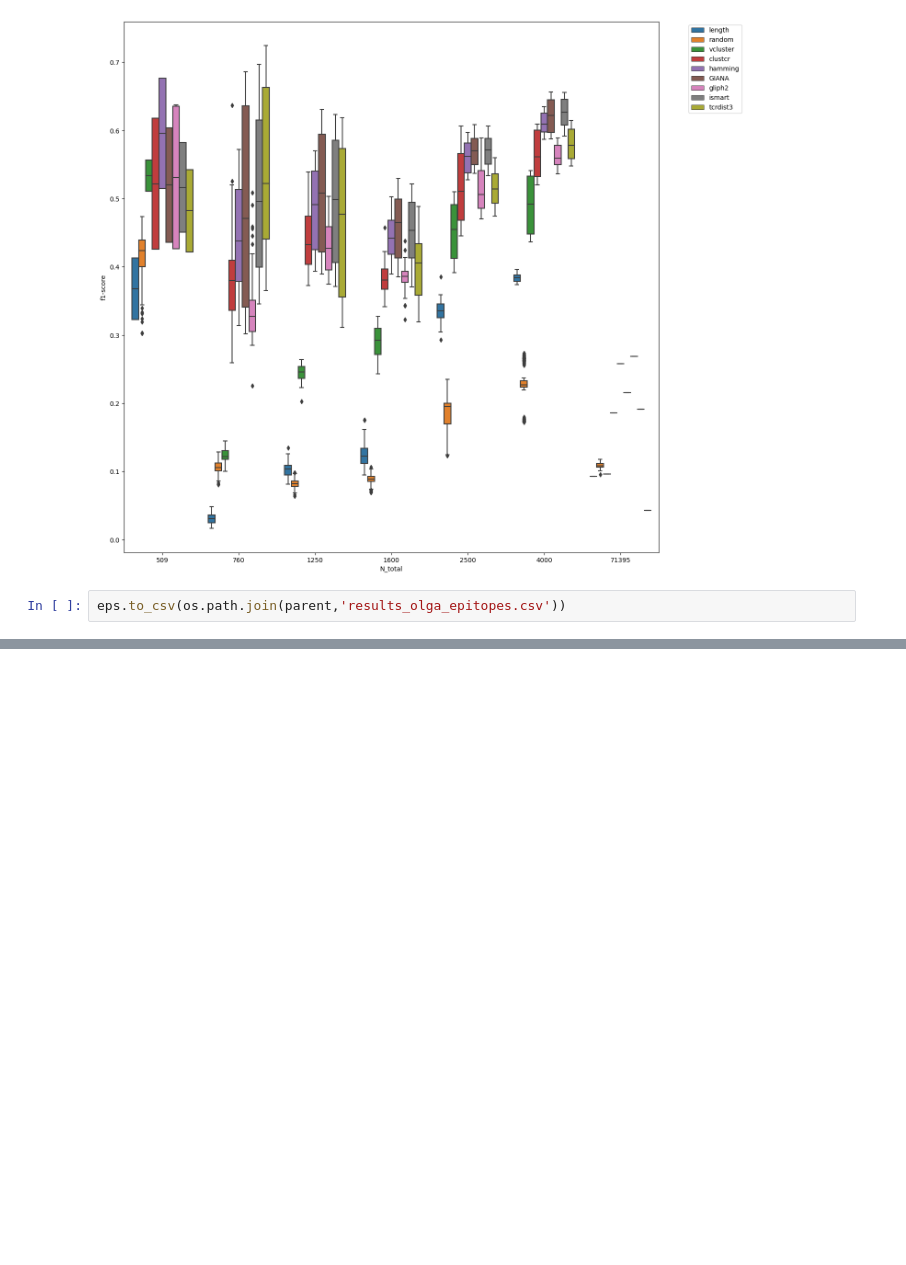
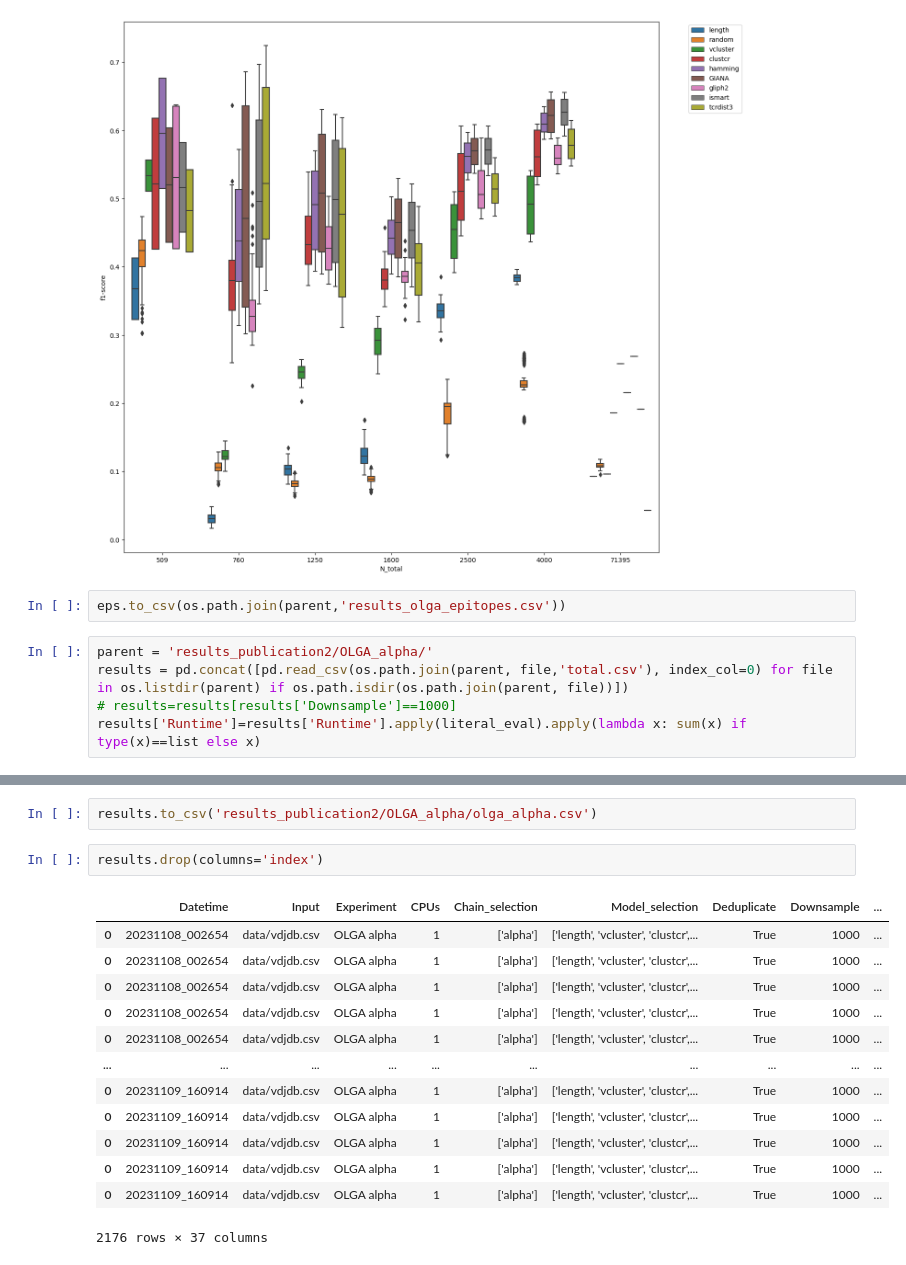
Before and after one commit to hudsondan/tcr-scapes, a Jupyter notebook: plotting.ipynb, the cells around one changed output, grey strips where cells are left out. Cells and saved outputs as stored; diff of their text form; blank space fills up the shorter version.

```diff
--- a/plotting.ipynb
+++ b/plotting.ipynb
@@ -495,3 +496,8 @@ ax.legend(loc=2, bbox_to_anchor=(1.05, 1))
 [figure]
 # %%
 eps.to_csv(os.path.join(parent,'results_olga_epitopes.csv'))
+# %%
+parent = 'results_publication2/OLGA_alpha/'
+results = pd.concat([pd.read_csv(os.path.join(parent, file,'total.csv'), index_col=0) for file in os.listdir(parent) if os.path.isdir(os.path.join(parent, file))])
+# results=results[results['Downsample']==1000]
+results['Runtime']=results['Runtime'].apply(literal_eval).apply(lambda x: sum(x) if type(x)==list else x)
@@ -497,0 +516,18 @@ eps.to_csv(os.path.join(parent,'results_olga_epitopes.csv'))
+# %%
+results.to_csv('results_publication2/OLGA_alpha/olga_alpha.csv')
+# %%
+results.drop(columns='index')
+# %% [output]
+|  | Datetime | Input | Experiment | CPUs | Chain_selection | Model_selection | Deduplicate | Downsample | ... |
+| 0 | 20231108_002654 | data/vdjdb.csv | OLGA alpha | 1 | ['alpha'] | ['length', 'vcluster', 'clustcr',... | True | 1000 | ... |
+| 0 | 20231108_002654 | data/vdjdb.csv | OLGA alpha | 1 | ['alpha'] | ['length', 'vcluster', 'clustcr',... | True | 1000 | ... |
+| 0 | 20231108_002654 | data/vdjdb.csv | OLGA alpha | 1 | ['alpha'] | ['length', 'vcluster', 'clustcr',... | True | 1000 | ... |
+| 0 | 20231108_002654 | data/vdjdb.csv | OLGA alpha | 1 | ['alpha'] | ['length', 'vcluster', 'clustcr',... | True | 1000 | ... |
+| 0 | 20231108_002654 | data/vdjdb.csv | OLGA alpha | 1 | ['alpha'] | ['length', 'vcluster', 'clustcr',... | True | 1000 | ... |
+| ... | ... | ... | ... | ... | ... | ... | ... | ... | ... |
+| 0 | 20231109_160914 | data/vdjdb.csv | OLGA alpha | 1 | ['alpha'] | ['length', 'vcluster', 'clustcr',... | True | 1000 | ... |
+| 0 | 20231109_160914 | data/vdjdb.csv | OLGA alpha | 1 | ['alpha'] | ['length', 'vcluster', 'clustcr',... | True | 1000 | ... |
+| 0 | 20231109_160914 | data/vdjdb.csv | OLGA alpha | 1 | ['alpha'] | ['length', 'vcluster', 'clustcr',... | True | 1000 | ... |
+| 0 | 20231109_160914 | data/vdjdb.csv | OLGA alpha | 1 | ['alpha'] | ['length', 'vcluster', 'clustcr',... | True | 1000 | ... |
+| 0 | 20231109_160914 | data/vdjdb.csv | OLGA alpha | 1 | ['alpha'] | ['length', 'vcluster', 'clustcr',... | True | 1000 | ... |
+2176 rows × 37 columns
```
Also changed, not shown: parts of 4 cells of this notebook, 3 other files.
